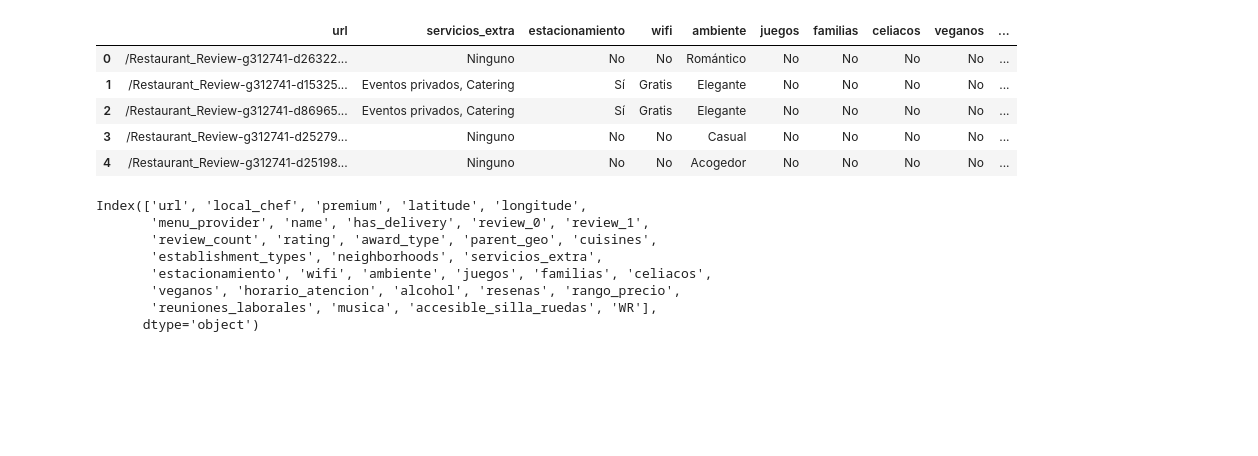
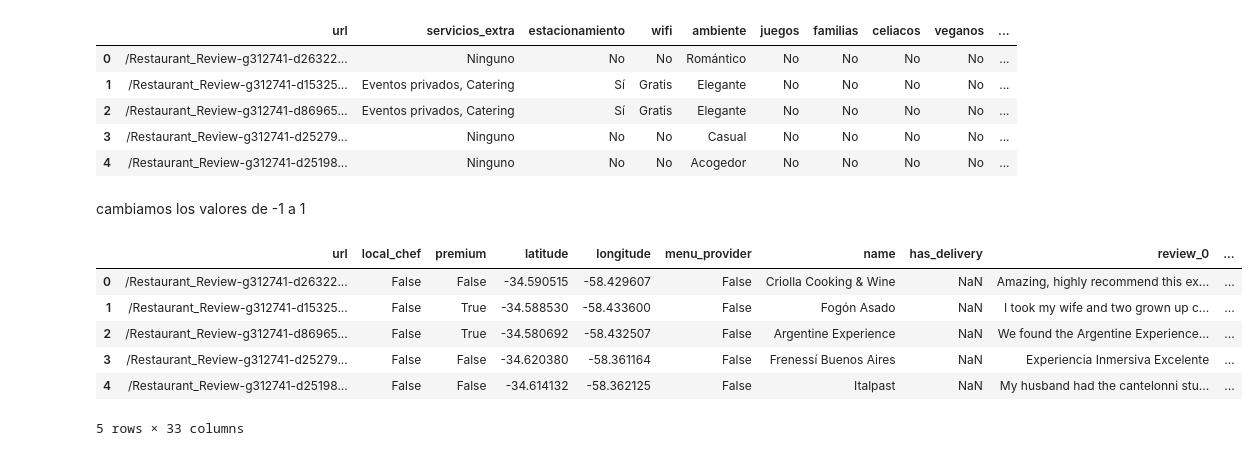
Before and after one commit to MartinaLarrea/App_Eatery, a Jupyter notebook: preprocess.ipynb, the cells around one changed output. Saved outputs shown, nothing was run; the diff lists cells and outputs as text; code cells hidden in the pictures; blank space fills up the shorter version.

```diff
--- a/preprocess.ipynb
+++ b/preprocess.ipynb
@@ -512,14 +509,17 @@ C = df['rating'].mean()
 # m lo fijamos a 10
 m = 5
 df['WR'] = df['review_count']/(df['review_count']+m)*  df['rating'] + m/(df['review_count']+m) *C
+# %% [markdown]
+cambiamos los valores de -1 a 1
+# %%
+df['rating'] = df['rating'].replace(-1, 1)
 # %%
-df.columns
+df.head()
 # %% [output]
+|  | url | local_chef | premium | latitude | longitude | menu_provider | name | has_delivery | review_0 | ... |
+| 0 | /Restaurant_Review-g312741-d26322... | False | False | -34.590515 | -58.429607 | False | Criolla Cooking & Wine | NaN | Amazing, highly recommend this ex... | ... |
+| 1 | /Restaurant_Review-g312741-d15325... | False | True | -34.588530 | -58.433600 | False | Fogón Asado | NaN | I took my wife and two grown up c... | ... |
+| 2 | /Restaurant_Review-g312741-d86965... | False | True | -34.580692 | -58.432507 | False | Argentine Experience | NaN | We found the Argentine Experience... | ... |
+| 3 | /Restaurant_Review-g312741-d25279... | False | False | -34.620380 | -58.361164 | False | Frenessí Buenos Aires | NaN | Experiencia Inmersiva Excelente | ... |
+| 4 | /Restaurant_Review-g312741-d25198... | False | False | -34.614132 | -58.362125 | False | Italpast | NaN | My husband had the cantelonni stu... | ... |
-Index(['url', 'local_chef', 'premium', 'latitude', 'longitude',
-       'menu_provider', 'name', 'has_delivery', 'review_0', 'review_1',
-       'review_count', 'rating', 'award_type', 'parent_geo', 'cuisines',
-       'establishment_types', 'neighborhoods', 'servicios_extra',
-       'estacionamiento', 'wifi', 'ambiente', 'juegos', 'familias', 'celiacos',
-       'veganos', 'horario_atencion', 'alcohol', 'resenas', 'rango_precio',
-       'reuniones_laborales', 'musica', 'accesible_silla_ruedas', 'WR'],
-      dtype='object')
+5 rows × 33 columns
```
Also changed, not shown: parts of 6 cells of this notebook, 1 other file.
